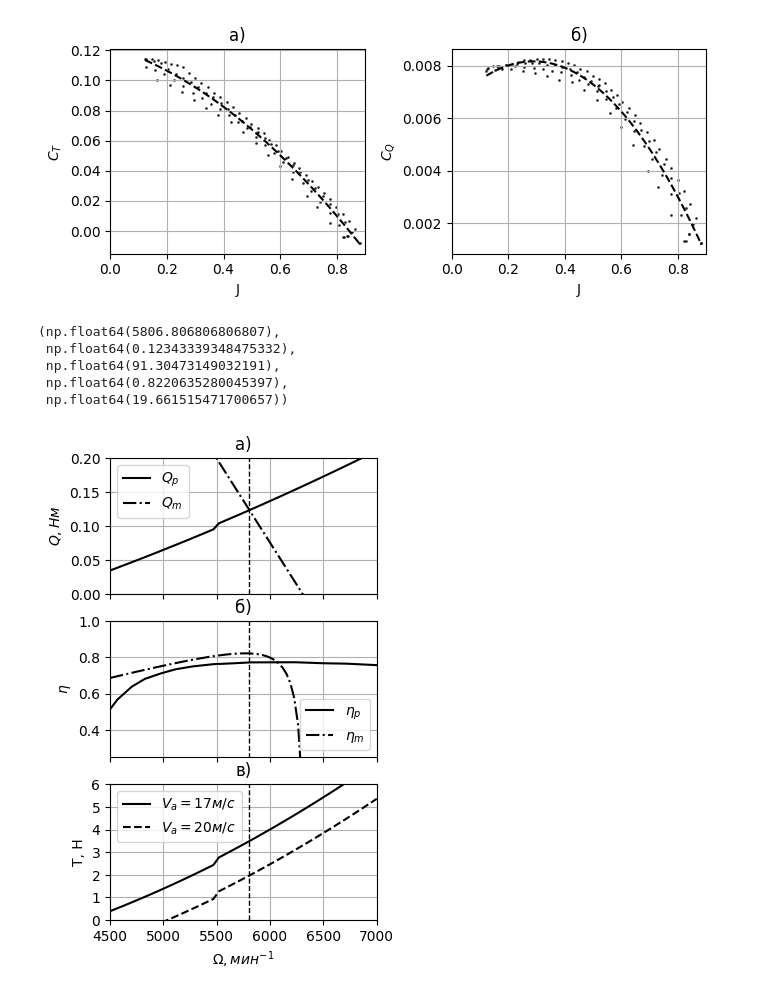
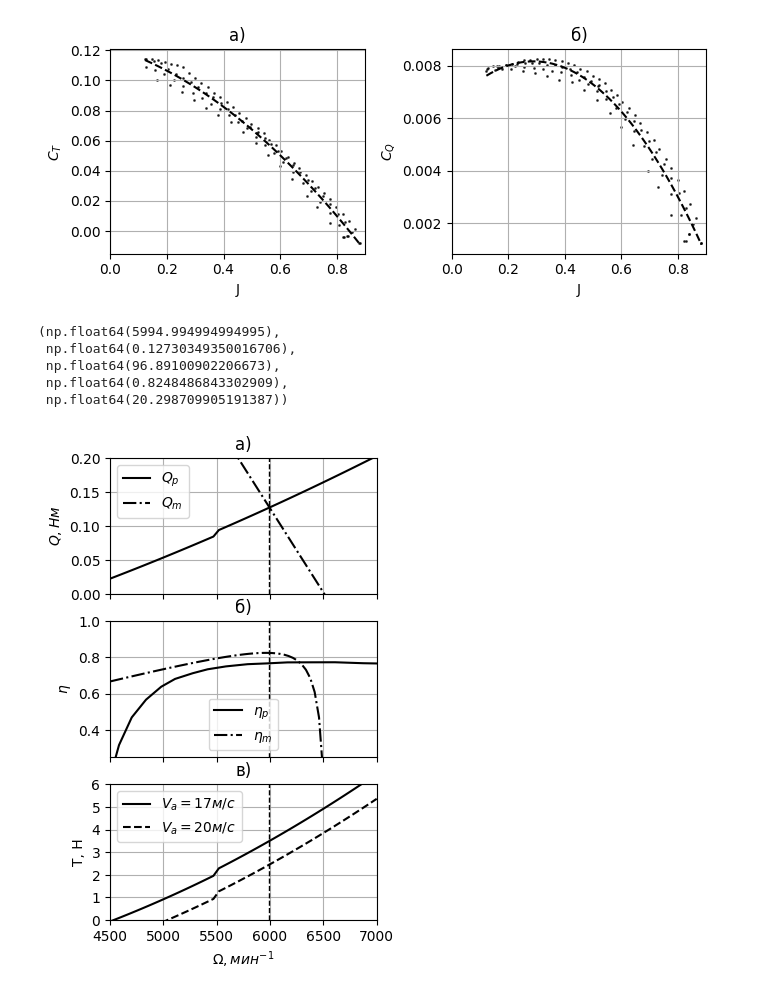
Before and after one commit to Suturin-Daniil/KB-102_SKAT_2025, a Jupyter notebook: СиловаяУстановка/AeroNaut1180/AeroNaut1180.ipynb, the cells around one changed output. Cells and saved outputs as stored; diff of their text form; code cells hidden in the pictures.

```diff
--- a/СиловаяУстановка/AeroNaut1180/AeroNaut1180.ipynb
+++ b/СиловаяУстановка/AeroNaut1180/AeroNaut1180.ipynb
@@ -9,7 +9,7 @@ import sympy as smp
 D = 11 * 25.4 / 1000 # diameter in meters
 pitch = 8
 rho = 1.225 # air density
-Va = 17 # horizontal flight velocity
+Va = 18 # horizontal flight velocity
 DS = np.loadtxt('Static.txt', dtype=float, skiprows=1)
 Oms = DS[:, 0]
 cts = DS[:, 1]
@@ -58,7 +58,7 @@ eta = np.concatenate((eta, eta6), axis=0)
 # %% [markdown]
 ## Motor Data
 # %%
-MD = np.loadtxt('C:/Users/PC/Education/SKAT2025/KB-102_SKAT_2025/ПромежуточныйДизайн/СиловаяУстановка/AT2814.txt', dtype= float, skiprows=1)
+MD = np.loadtxt('D:/Education/SKAT2025/KB-102_SKAT_2025/СиловаяУстановка/AT2814.txt', dtype= float, skiprows=1)
 i0 = float(MD[1, 2])
 R = float(MD[1, 1])
 kv = MD[1,0] # RPM/volts
@@ -205,41 +205,41 @@ ax2[0].set_ylim(0, 0.2)
 ax2[0].set_ylabel(r'$Q, Нм$')
 ax2[0].set_xticks(ticks = np.linspace(4500, 7000, 6), labels = [' ', ' ', ' ', ' ', ' ', ' '], color='w')
 ax2[0].set_xlim(4500, 7000)
 ax2[0].grid('Major')
 ax2[0].legend()
 ax2[0].set_title('а)')
 
 ax2[1].plot(GetOmega(J6, Va), eta6, label = r'$\eta_{p}$', color='black')
 ax2[1].vlines(RPM, 0, 1, linestyle='--', color='black', linewidth=1)
-ax2[1].plot(np.linspace(4500, 6300), GetMEff(np.linspace(4500, 6300), Vin), '-.',label = r'$\eta_{m}$', color='black')
+ax2[1].plot(np.linspace(4500, 6500), GetMEff(np.linspace(4500, 6500), Vin), '-.',label = r'$\eta_{m}$', color='black')
 ax2[1].set_ylim(0.25, 1)
 ax2[1].set_xlim(4500, 7000)
 ax2[1].set_ylabel(r'$\eta$')
 ax2[1].set_xticks(ticks = np.linspace(4500, 7000, 6), labels = [' ', ' ', ' ', ' ', ' ', ' '], color='w')
 ax2[1].grid('Major')
 ax2[1].legend()
 ax2[1].set_title('б)')
 
 ax2[2].plot(np.linspace(4500, 7000), GetThrust(np.linspace(4500, 7000), Va), color='black', label=r'$V_a = 17 м/с$')
 ax2[2].plot(np.linspace(4500, 7000), GetThrust(np.linspace(4500, 7000), 20), '--', color='black', label=r'$V_a = 20 м/с$')
 ax2[2].vlines(RPM, 0, 10, linestyle='--', color='black', linewidth=1)
 ax2[2].set_ylim(0, 6)
 ax2[2].set_xlim(4500, 7000)
 ax2[2].set_ylabel('T, Н')
 ax2[2].set_yticks(ticks = [0, 1, 2, 3, 4, 5, 6], labels = ['0', '1','2','3','4','5','6'])
 ax2[2].grid('Major')
 ax2[2].set_xlabel(r'$\Omega, мин^{-1}$')
 ax2[2].set_title('в)')
 ax2[2].legend()
-plt.savefig('MotorMatching118AeroNaut.png', dpi=300, bbox_inches='tight', pad_inches = 0)
+# plt.savefig('MotorMatching118AeroNaut.png', dpi=300, bbox_inches='tight', pad_inches = 0)
 RPM, GetMTorque(RPM, Vin), GetMPower(Vin, RPM), GetMEff(RPM, Vin), GetPitchSpeed(RPM, Va)
 # %% [output]
-(np.float64(5806.806806806807),
- np.float64(0.12343339348475332),
- np.float64(91.30473149032191),
- np.float64(0.8220635280045397),
- np.float64(19.661515471700657))
+(np.float64(5994.994994994995),
+ np.float64(0.12730349350016706),
+ np.float64(96.89100902206673),
+ np.float64(0.8248486843302909),
+ np.float64(20.298709905191387))
-[figure, old version]
+[figure, new version]
 # %%
 # AT2820 torque coef for 11x7 and 12x6
 fig3, ax3 = plt.subplots(1,1, figsize=(8,4))
```
Also changed, not shown: parts of 1 cell of this notebook, 13 other files.
